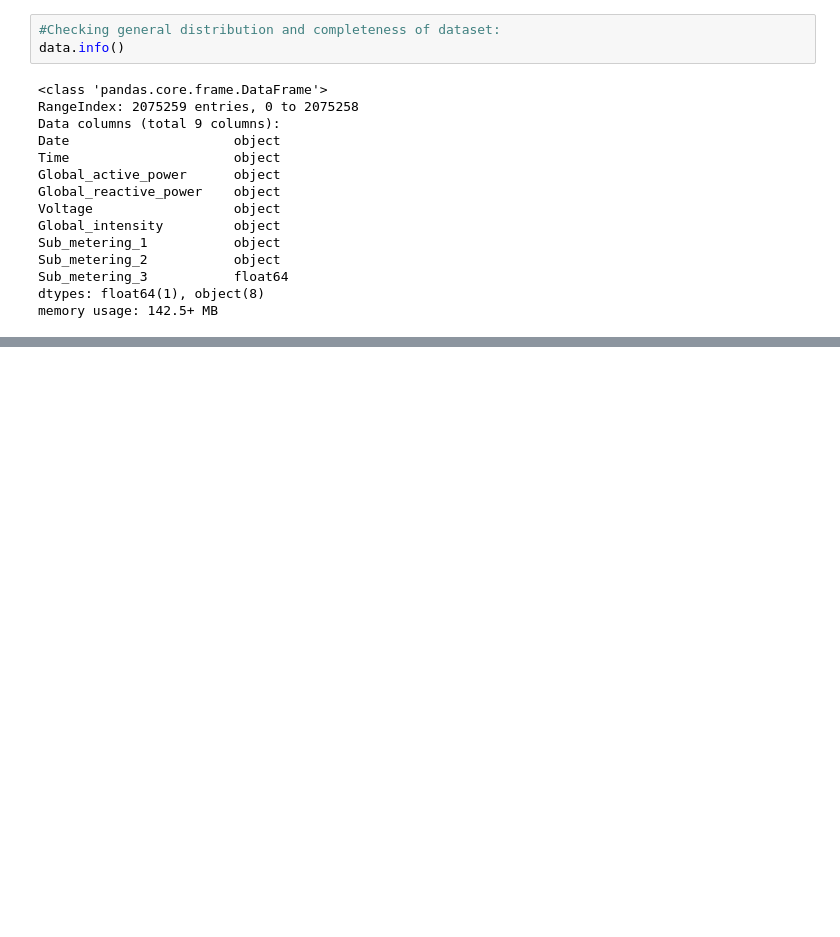
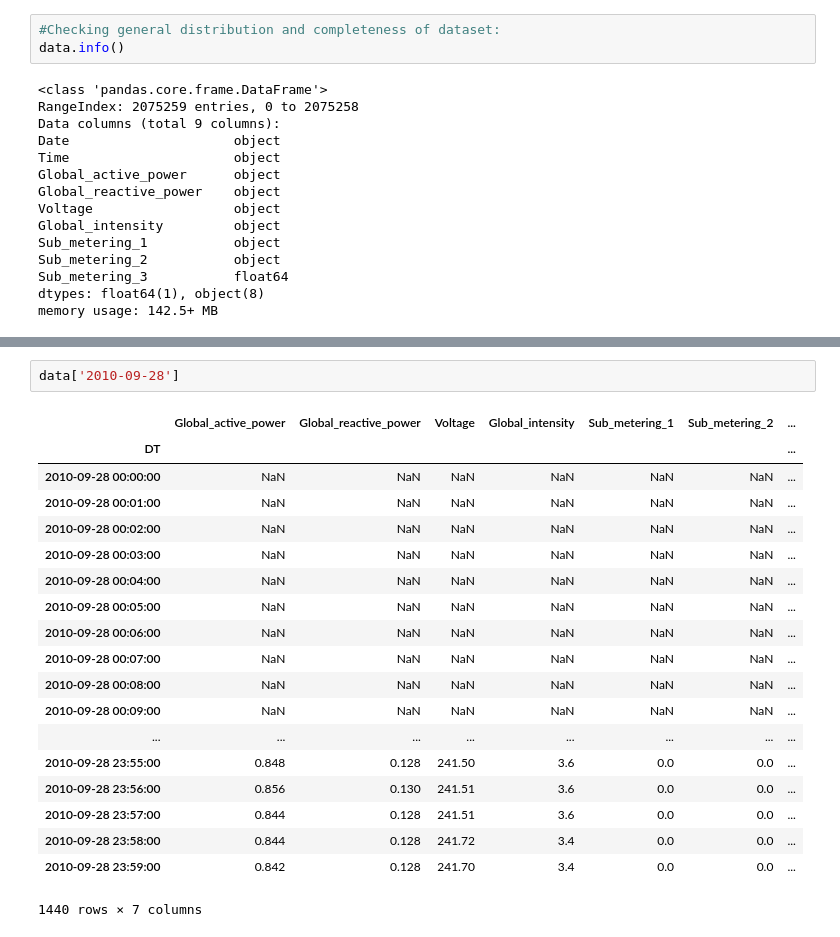
Before and after one commit to divya-nk/data-challenges, a Jupyter notebook: Untitled.ipynb, the cells around one changed output, grey strips where cells are left out. Saved outputs shown, nothing was run; the diff lists cells and outputs as text; blank space fills up the shorter version.

```diff
--- a/Untitled.ipynb
+++ b/Untitled.ipynb
@@ -45,0 +103,22 @@ ValueError: ('Unknown string format:', '16/12/200617:24:00')
+# %%
+data['2010-09-28']
+# %% [output]
+|  | Global_active_power | Global_reactive_power | Voltage | Global_intensity | Sub_metering_1 | Sub_metering_2 | ... |
+| DT |  |  |  |  |  |  | ... |
+| 2010-09-28 00:00:00 | NaN | NaN | NaN | NaN | NaN | NaN | ... |
+| 2010-09-28 00:01:00 | NaN | NaN | NaN | NaN | NaN | NaN | ... |
+| 2010-09-28 00:02:00 | NaN | NaN | NaN | NaN | NaN | NaN | ... |
+| 2010-09-28 00:03:00 | NaN | NaN | NaN | NaN | NaN | NaN | ... |
+| 2010-09-28 00:04:00 | NaN | NaN | NaN | NaN | NaN | NaN | ... |
+| 2010-09-28 00:05:00 | NaN | NaN | NaN | NaN | NaN | NaN | ... |
+| 2010-09-28 00:06:00 | NaN | NaN | NaN | NaN | NaN | NaN | ... |
+| 2010-09-28 00:07:00 | NaN | NaN | NaN | NaN | NaN | NaN | ... |
+| 2010-09-28 00:08:00 | NaN | NaN | NaN | NaN | NaN | NaN | ... |
+| 2010-09-28 00:09:00 | NaN | NaN | NaN | NaN | NaN | NaN | ... |
+| ... | ... | ... | ... | ... | ... | ... | ... |
+| 2010-09-28 23:55:00 | 0.848 | 0.128 | 241.50 | 3.6 | 0.0 | 0.0 | ... |
+| 2010-09-28 23:56:00 | 0.856 | 0.130 | 241.51 | 3.6 | 0.0 | 0.0 | ... |
+| 2010-09-28 23:57:00 | 0.844 | 0.128 | 241.51 | 3.6 | 0.0 | 0.0 | ... |
+| 2010-09-28 23:58:00 | 0.844 | 0.128 | 241.72 | 3.4 | 0.0 | 0.0 | ... |
+| 2010-09-28 23:59:00 | 0.842 | 0.128 | 241.70 | 3.4 | 0.0 | 0.0 | ... |
+1440 rows × 7 columns
```
Also changed, not shown: parts of 5 cells of this notebook.
